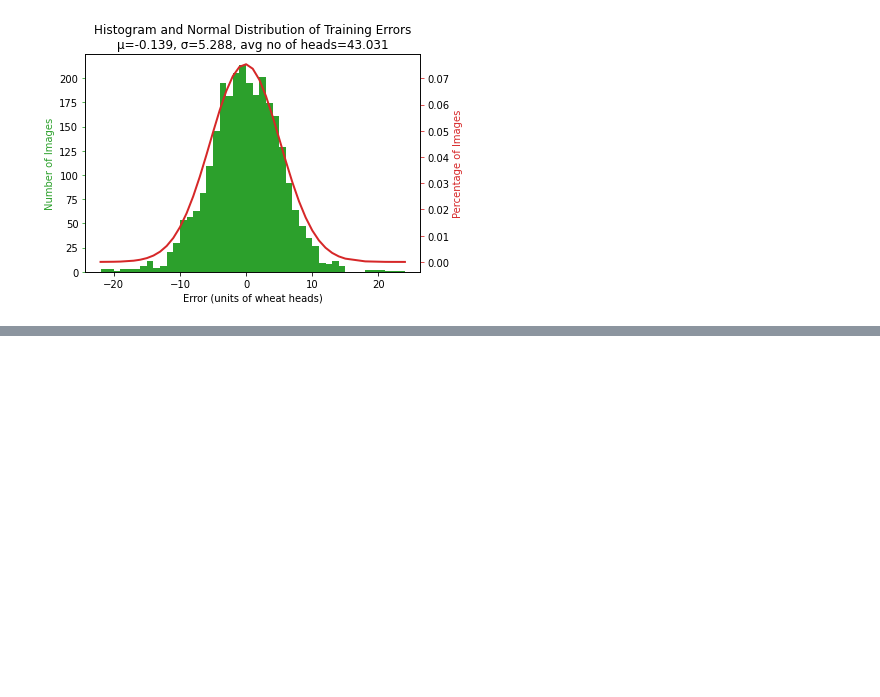
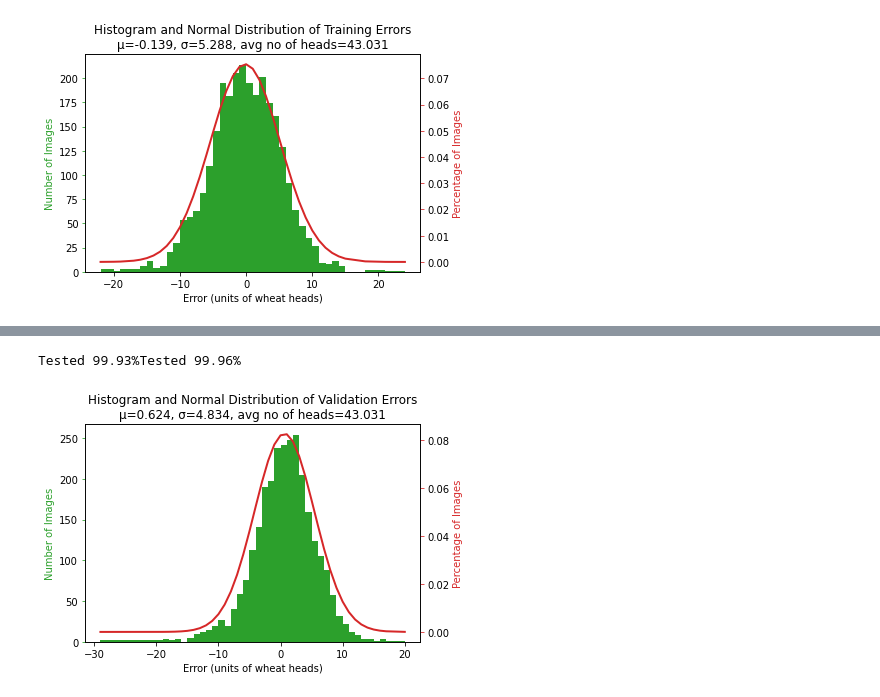
Before and after one commit to GerryChen117/2020-Summer-APS360-Project, a Jupyter notebook: model/CNN_with_ContourOpenCV_Final.ipynb, the cells around one changed output, grey strips where cells are left out. Drawn from its saved outputs; the diff is of its cells as text; code cells hidden in the pictures; blank space fills up the shorter version.

Commit message:
trained/added graphs for contour1

```diff
--- a/model/CNN_with_ContourOpenCV_Final.ipynb
+++ b/model/CNN_with_ContourOpenCV_Final.ipynb
@@ -354,0 +355,5 @@ Tested 99.96%
+# %%
+_ = regresAnalysis(my_model4, trainLoader, netPath, mode="val")
+# %% [output]
+Tested 99.93%Tested 99.96%
+[figure, added]
```
Also changed, not shown: parts of 3 cells of this notebook, 25 other files.
